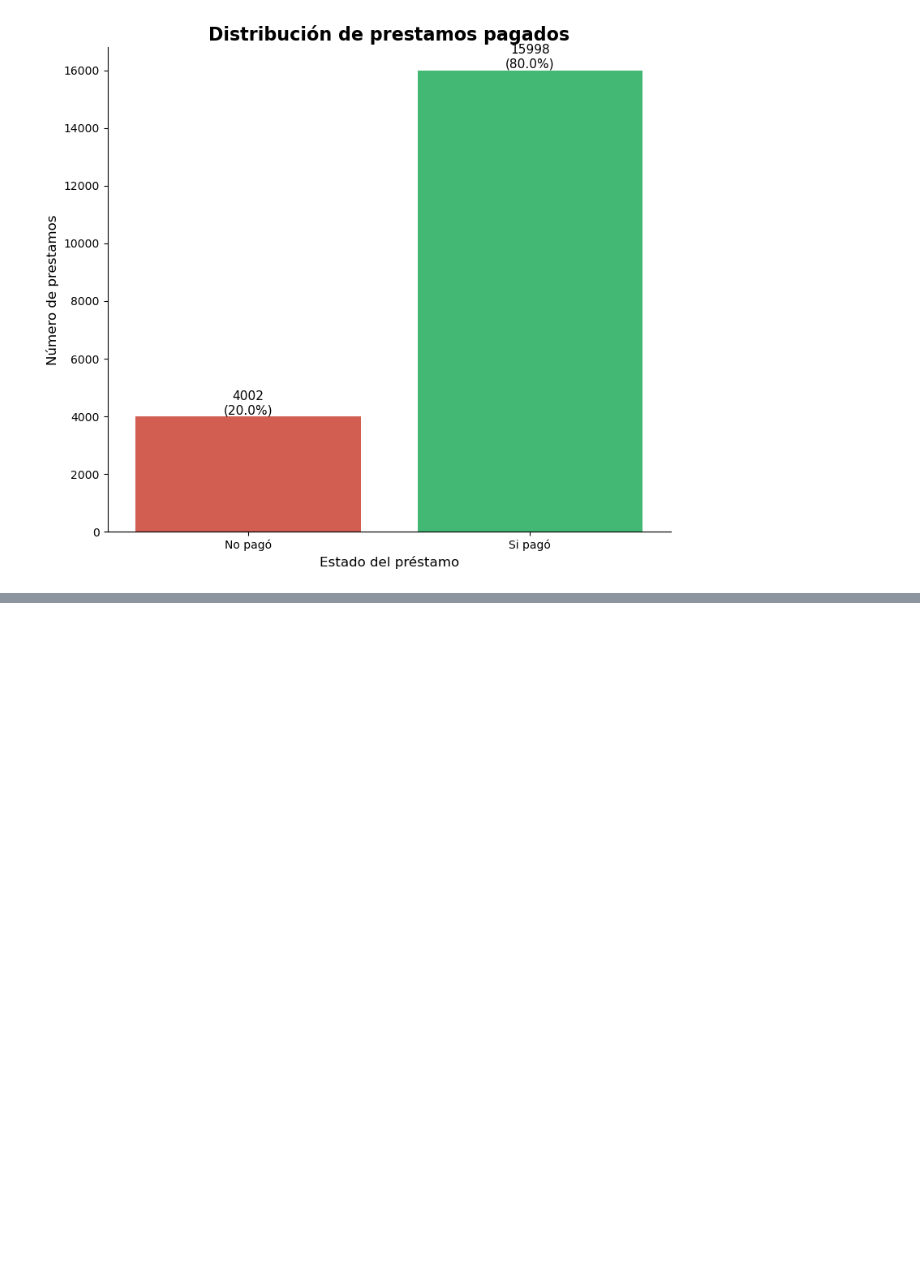
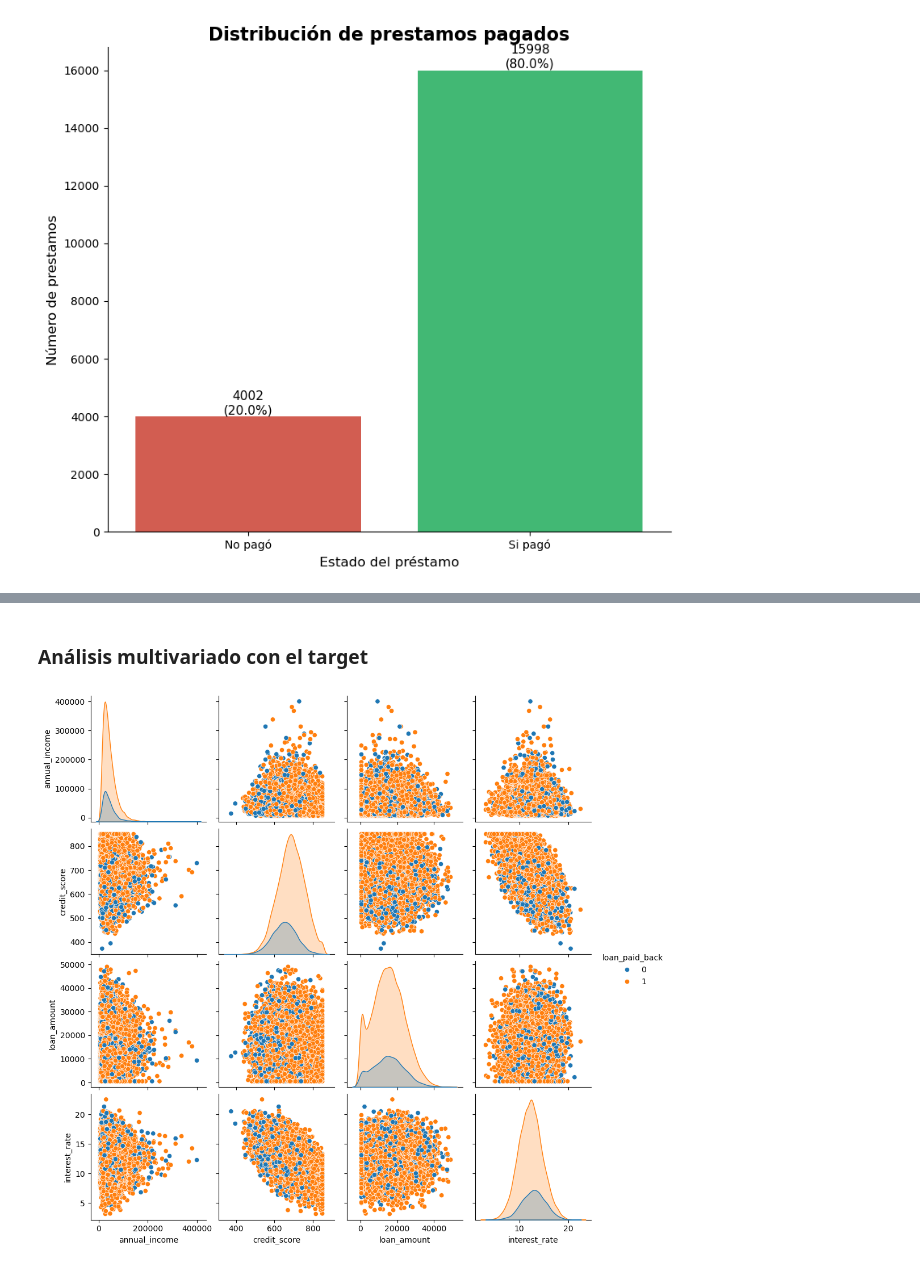
Before and after one commit to JairRamosG/Loan_Status_Prediction, a Jupyter notebook: notebooks/EDA.ipynb, the cells around one changed output, grey strips where cells are left out. Drawn from its saved outputs; the diff is of its cells as text; code cells hidden in the pictures; blank space fills up the shorter version.

```diff
--- a/notebooks/EDA.ipynb
+++ b/notebooks/EDA.ipynb
@@ -126,0 +140,8 @@ Passing `palette` without assigning `hue` is deprecated and will be removed in v
+# %% [markdown]
+### Análisis multivariado con el target
+# %%
+sns.pairplot(df, vars=['annual_income', 'credit_score', 'loan_amount', 'interest_rate'],
+             hue='loan_paid_back', diag_kind='kde')
+plt.show()
+# %% [output]
+[figure, added]
```
Also changed, not shown: parts of 8 cells of this notebook, 1 other file.
